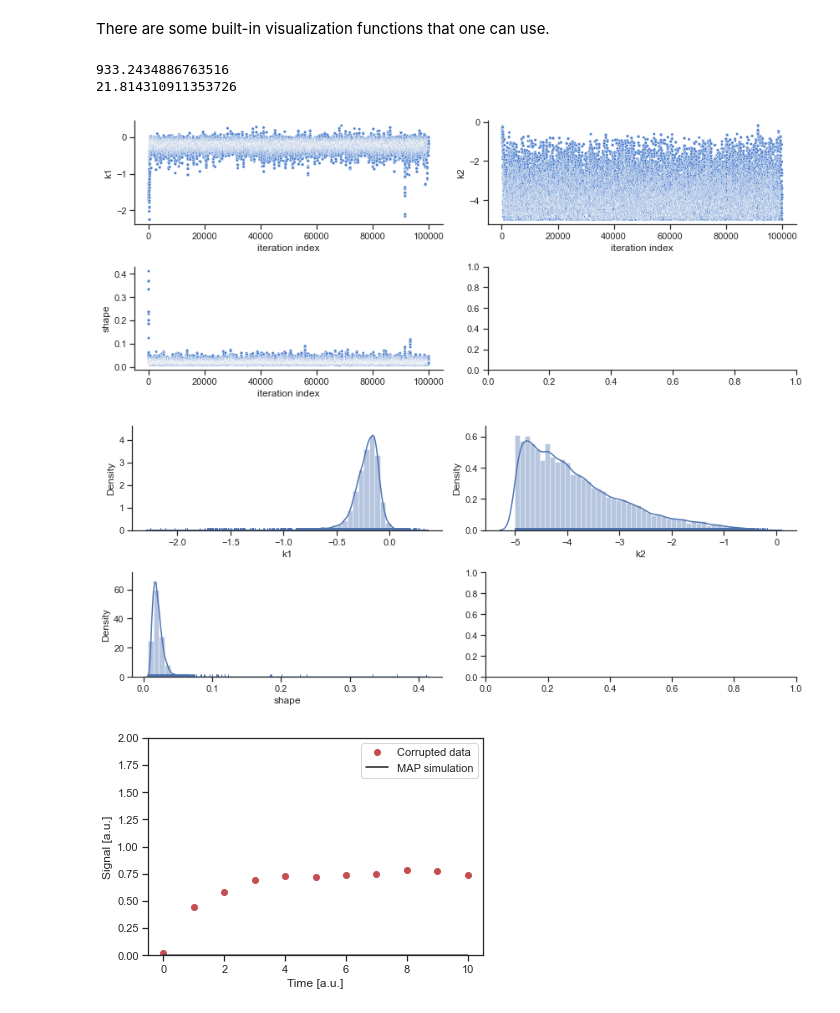
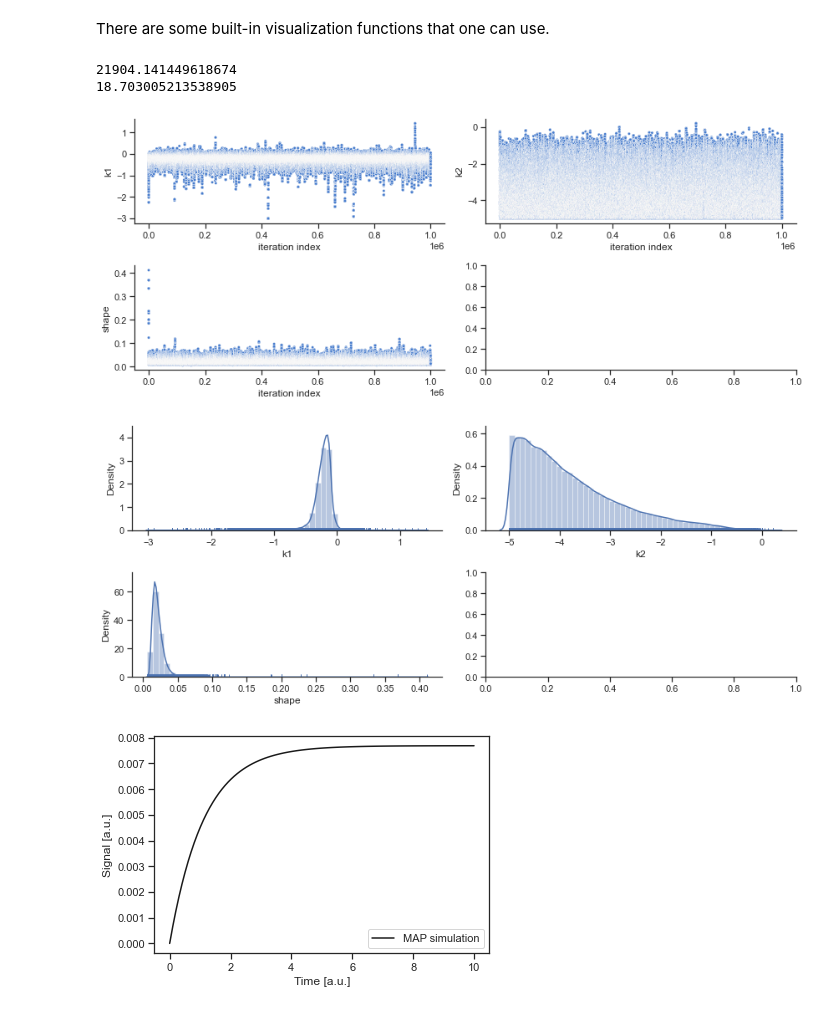
Before and after one commit to feddersmichael/Bachelor-Thesis-Marginal-Sampling, a Jupyter notebook: Sampling/Laplacian_noise/Conversion_Reaction_model/Laplacian_noise-Conversion_Reaction-scaling_Marginalised.ipynb, the cells around one changed output. Cells and saved outputs as stored; diff of their text form; code cells hidden in the pictures.

Commit message:
-1 change for default values

```diff
--- a/Sampling/Laplacian_noise/Conversion_Reaction_model/Laplacian_noise-Conversion_Reaction-scaling_Marginalised.ipynb
+++ b/Sampling/Laplacian_noise/Conversion_Reaction_model/Laplacian_noise-Conversion_Reaction-scaling_Marginalised.ipynb
@@ -52,7 +52,6 @@ def negative_log_posterior(x):
 
     # experimental data
     data = np.array(dataframe.measurement)
-    # data[0] += 0.01
     # time vector
     tvec = np.array(dataframe.time)
 
@@ -61,12 +60,11 @@ def negative_log_posterior(x):
     # simulate model
     _simulation = simulate_model(np.exp(x), tvec)
     simulation = np.asarray(_simulation)
-    # simulation[0] += 0.01
 
-    b_vector_us = np.divide(data, simulation, out = np.zeros(N), where=simulation!=0)
+    b_vector_us = np.divide(data, simulation, out = -np.ones(N), where=simulation!=0)
     b_vector_l = np.sort(b_vector_us)
     sort_order = np.searchsorted(b_vector_l, b_vector_us)
-    zero_amnt = np.argmax(b_vector_l > 0)
+    zero_amnt = np.argmax(b_vector_l > -1)
     b_vector = b_vector_l[zero_amnt:]
 
 
@@ -144,7 +142,7 @@ lamda = 0.01
 problem = standard_sampling()
 
 # MCMC chain length
-n_samples= 100000
+n_samples= 1000000
 
 # call the sampler of choice
 sampler = sample.AdaptiveMetropolisSampler()
@@ -179,39 +177,41 @@ ax = visualize.sampling.sampling_parameters_trace(result, use_problem_bounds=Fal
 # Visualize the one-dimensional marginals --> Important!
 ax = visualize.sampling_1d_marginals(result, size=(12,5))
 # %% [output]
-933.2434886763516
-21.814310911353726
+21904.141449618674
+18.703005213538905
-[figure, old version]
+[figure, new version]
-[figure, old version]
+[figure, new version]
 # %%
 plot_MAP = True
 
 if plot_MAP:
     MAP_index=np.argmax(-result.sample_result.trace_neglogpost[0,result.sample_result.burn_in:])
     MAP = result.sample_result.trace_x[0,result.sample_result.burn_in+MAP_index,:]
 
     # experimental data
     data = np.array(dataframe.measurement)
     # time vector
     tvec = np.array(dataframe.time)
 
     tvec_for_simulation = np.linspace(tvec[0],tvec[-1],100)
 
-    scale = MAP[-1]
+    #changing scale to resampled values
+
+    scale = 1
 
     # simulate model
     _simulation = simulate_model(np.exp(MAP), tvec_for_simulation)
     simulation = (scale * np.asarray(_simulation))
 
     import matplotlib.pyplot as plt
 
     plt.figure()
-    plt.plot(tvec,data,'or',label='Corrupted data')
+    #plt.plot(tvec,data,'or',label='Corrupted data')
     plt.plot(tvec_for_simulation,simulation,'k',label='MAP simulation')
     plt.xlabel('Time [a.u.]')
     plt.ylabel('Signal [a.u.]')
-    plt.ylim([0,2])
+    #plt.ylim([0,2])
     plt.legend()
     plt.show()
 # %% [output]
-[figure, old version]
+[figure, new version]
```
Also changed, not shown: 2 other files.
